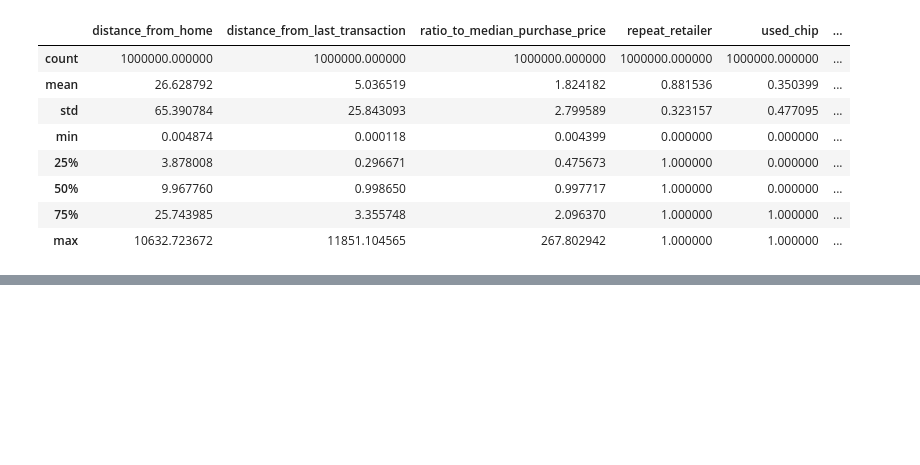
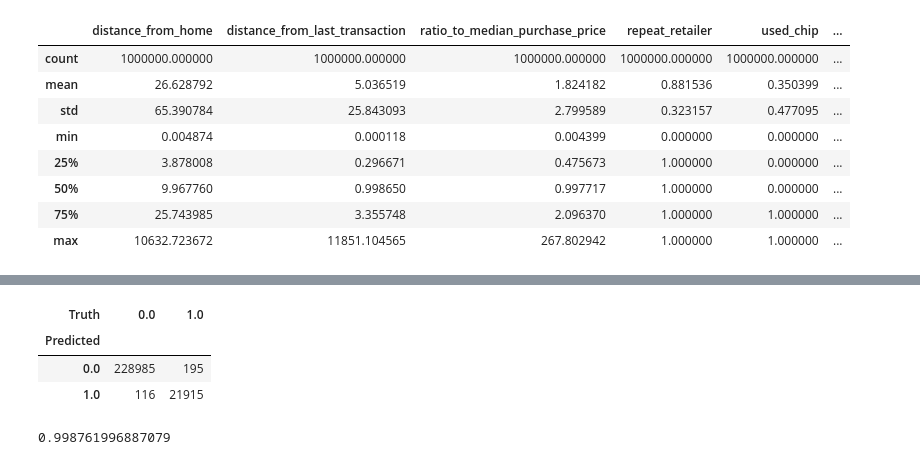
Before and after one commit to gordonmod8/team_project, a Jupyter notebook: src/credit_card_fraud_code.ipynb, the cells around one changed output, grey strips where cells are left out. Drawn from its saved outputs; the diff is of its cells as text; code cells hidden in the pictures; blank space fills up the shorter version.

```diff
--- a/src/credit_card_fraud_code.ipynb
+++ b/src/credit_card_fraud_code.ipynb
@@ -215,0 +160,25 @@ Notes:
+# %%
+#Try the KNN model
+# Select predictors (excluding the last column)
+predictors = df.iloc[:, :-1]
+# Standardize the predictors
+scaler = StandardScaler()
+predictors_standardized = pd.DataFrame(scaler.fit_transform(predictors), columns=predictors.columns)
+
+# Display the head of the standardized predictors
+print(predictors_standardized.head())
+# Create a random vector of True and False values
+np.random.seed(4)
+split = np.random.choice([True, False], size=len(predictors_standardized), replace=True, p=[0.75, 0.25])
+
+# Define the training set for X (predictors)
+training_X = predictors_standardized[split]
+
+# Define the training set for Y (response)
+training_Y = df.loc[split, 'fraud']
+
+# Define the testing set for X (predictors)
+testing_X = predictors_standardized[~split]
+
+# Define the testing set for Y (response)
+testing_Y = df.loc[~split, 'fraud']
@@ -215,0 +206,15 @@ Notes:
+# %%
+knn = KNeighborsClassifier(n_neighbors =3)
+knn_fit=knn.fit(training_X,training_Y)
+knn_pred = knn.predict(testing_X)
+confusion_table(knn_pred,testing_Y)
+# %% [output]
+| Truth | 0.0 | 1.0 |
+| Predicted |  |  |
+| 0.0 | 228985 | 195 |
+| 1.0 | 116 | 21915 |
+# %%
+prediction_accuracy = knn.score(testing_X,testing_Y)
+print(prediction_accuracy)
+# %% [output]
+0.998761996887079
```
Also changed, not shown: parts of 10 cells of this notebook.
